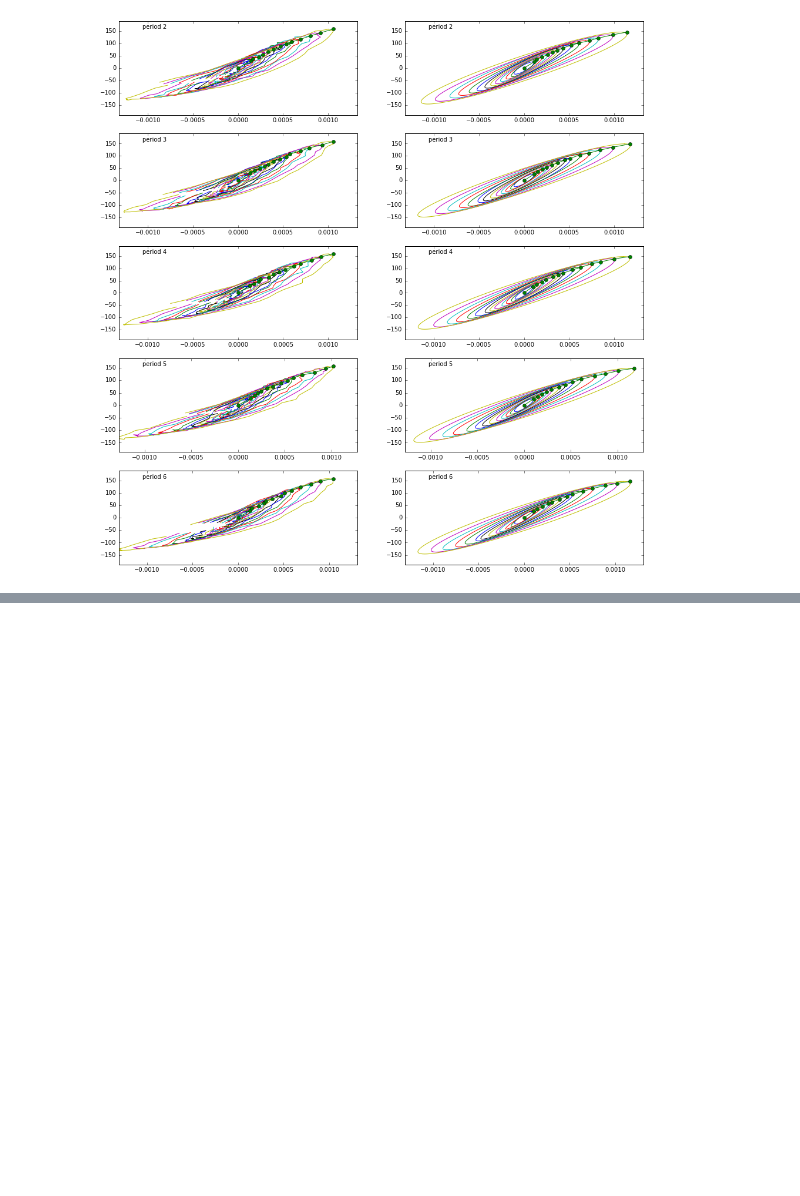
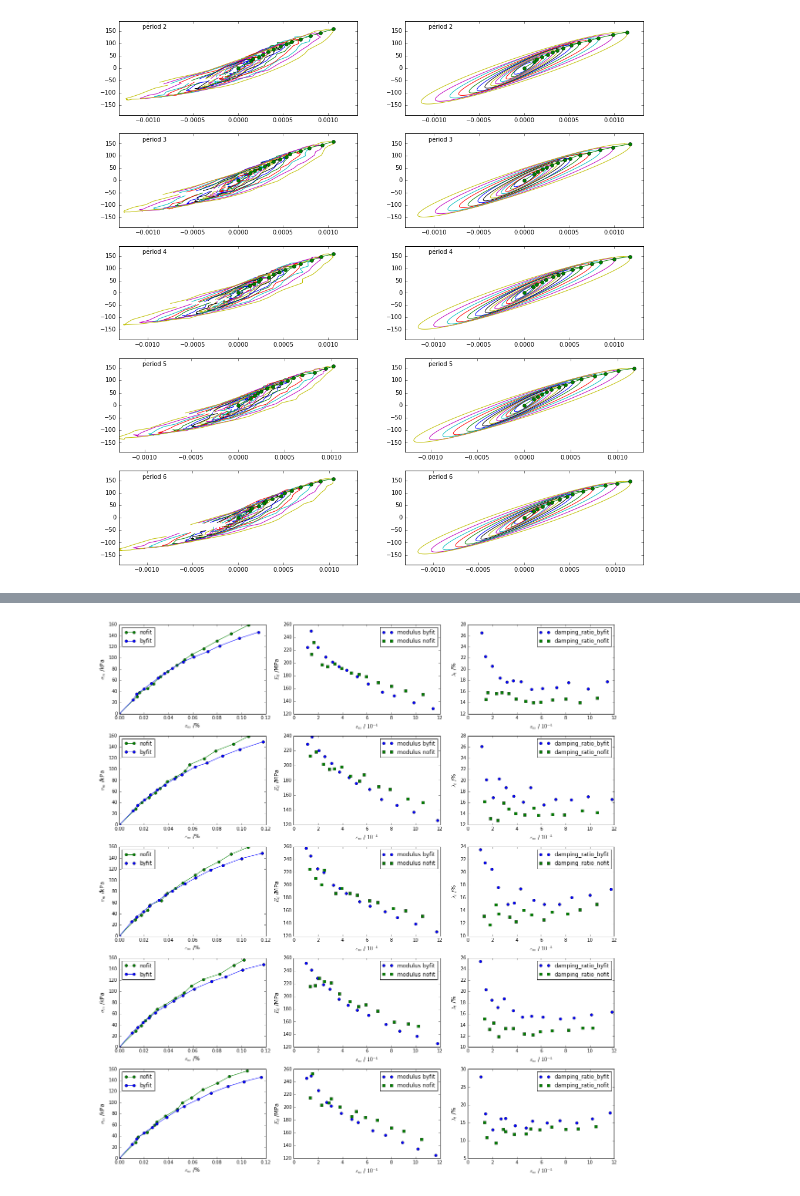
Before and after one commit to FryeT/dongli, a Jupyter notebook: modulus&damping_ratio.ipynb, the cells around one changed output, grey strips where cells are left out. Cells and saved outputs as stored; diff of their text form; code cells hidden in the pictures; blank space fills up the shorter version.

```diff
--- a/modulus&damping_ratio.ipynb
+++ b/modulus&damping_ratio.ipynb
@@ -147,0 +124,4 @@ for i, col in enumerate('23456'):
+# %%
+mdr_plot('dl_G375_1/datas/modulus_and_damping_ratio.csv')
+# %% [output]
+[figure, added]
```
Also changed, not shown: parts of 5 cells of this notebook, 33 other files.
